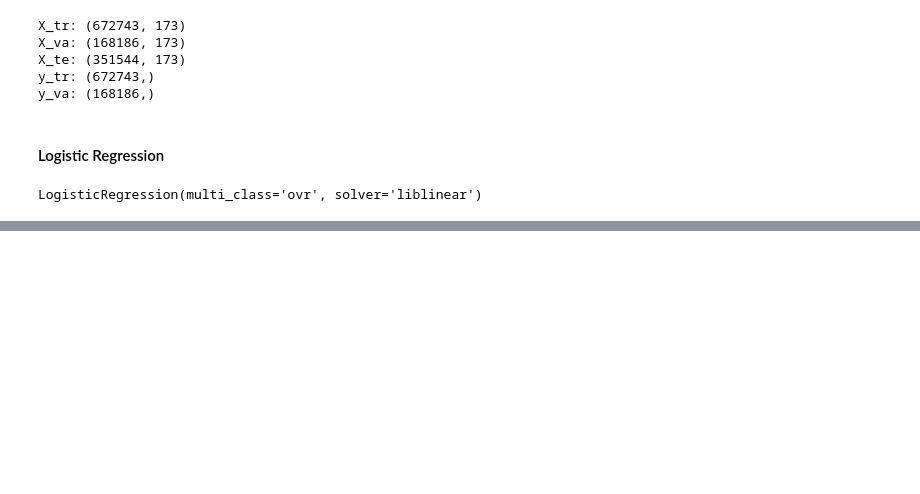
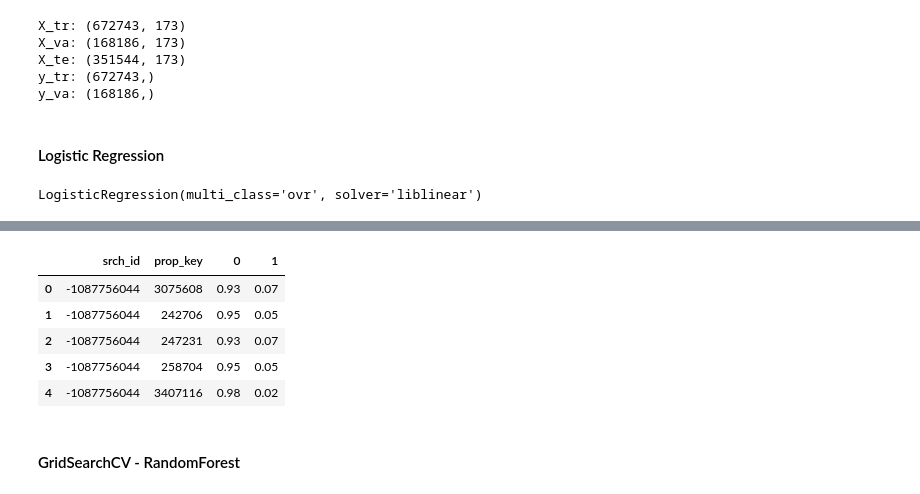
Before and after one commit to Greg1806/ML_projects, a Jupyter notebook: Hotel_Ranking_Kaggle.ipynb, the cells around one changed output, grey strips where cells are left out. Drawn from its saved outputs; the diff is of its cells as text; code cells hidden in the pictures; blank space fills up the shorter version.

```diff
--- a/Hotel_Ranking_Kaggle.ipynb
+++ b/Hotel_Ranking_Kaggle.ipynb
@@ -1347,0 +1406,11 @@ plt.show()
+# %%
+df_test_final_rf = pd.merge(left=df_test[['srch_id','prop_key']], right=pd.DataFrame(rf.predict_proba(X_te)), how='left', left_index=True, right_index=True)
+# %%
+df_test_final_rf.head()
+# %% [output]
+|  | srch_id | prop_key | 0 | 1 |
+| 0 | -1087756044 | 3075608 | 0.93 | 0.07 |
+| 1 | -1087756044 | 242706 | 0.95 | 0.05 |
+| 2 | -1087756044 | 247231 | 0.93 | 0.07 |
+| 3 | -1087756044 | 258704 | 0.95 | 0.05 |
+| 4 | -1087756044 | 3407116 | 0.98 | 0.02 |
@@ -1347,0 +1422,2 @@ plt.show()
+# %% [markdown]
+#### GridSearchCV - RandomForest
```
Also changed, not shown: parts of 53 cells of this notebook.
